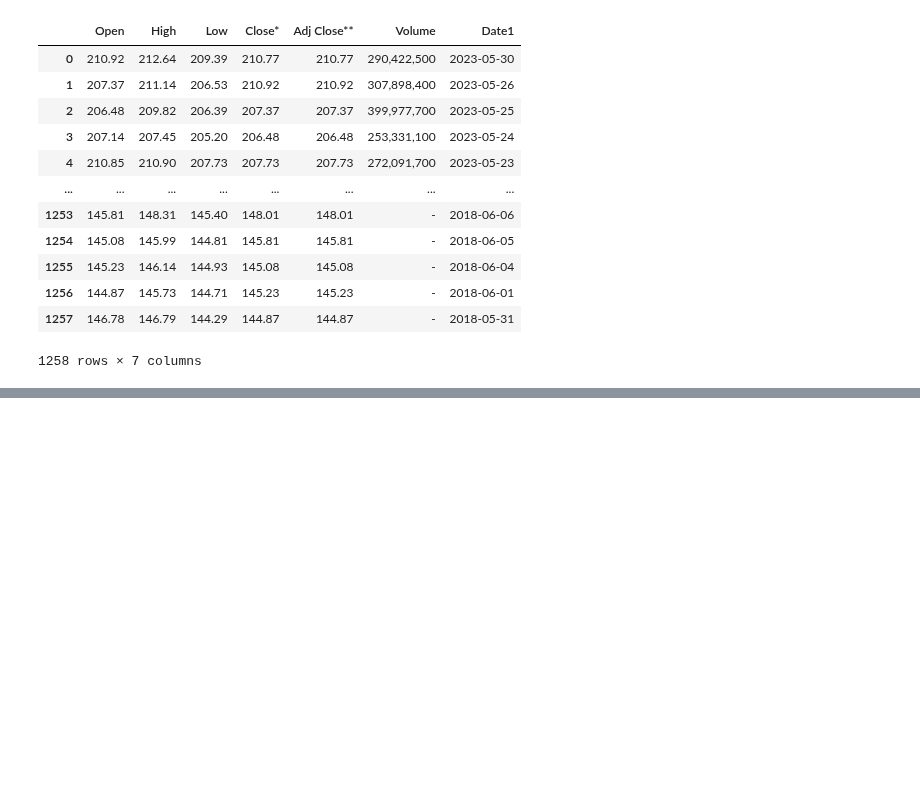
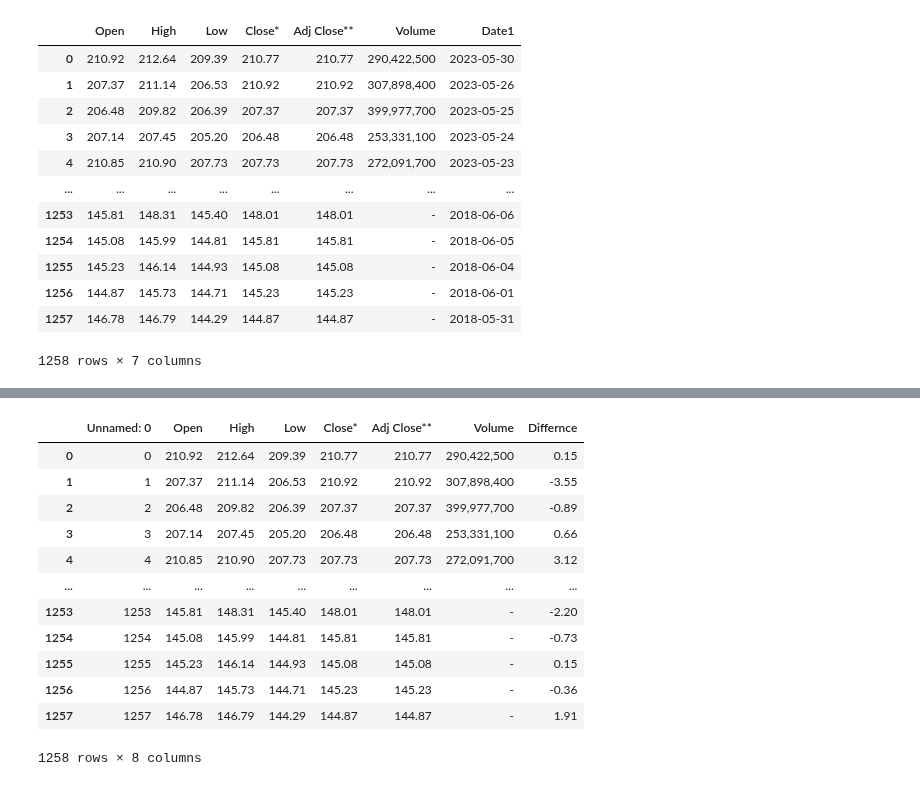
Before and after one commit to ChrisVerg/SmartInvest, a Jupyter notebook: Notebooks/ExampleNotebooks/JC_practice_kernel.ipynb, the cells around one changed output, grey strips where cells are left out. Cells and saved outputs as stored; diff of their text form; code cells hidden in the pictures; blank space fills up the shorter version.

```diff
--- a/Notebooks/ExampleNotebooks/JC_practice_kernel.ipynb
+++ b/Notebooks/ExampleNotebooks/JC_practice_kernel.ipynb
@@ -330,0 +394,24 @@ TypeError: unsupported operand type(s) for -: 'str' and 'str'
+# %%
+columns_to_convert = ['Open', 'Close*']
+# %%
+Com_Serv1[columns_to_convert] = Com_Serv[columns_to_convert].apply(pd.to_numeric, errors='coerce')
+# %%
+Variants3 = Com_Serv1['Open'] - Com_Serv1['Close*']
+# %%
+Com_Serv2 = pd.concat([Com_Serv1, Variants3.rename("Differnce")], axis=1)
+# %%
+Com_Serv2
+# %% [output]
+|  | Unnamed: 0 | Open | High | Low | Close* | Adj Close** | Volume | Differnce |
+| 0 | 0 | 210.92 | 212.64 | 209.39 | 210.77 | 210.77 | 290,422,500 | 0.15 |
+| 1 | 1 | 207.37 | 211.14 | 206.53 | 210.92 | 210.92 | 307,898,400 | -3.55 |
+| 2 | 2 | 206.48 | 209.82 | 206.39 | 207.37 | 207.37 | 399,977,700 | -0.89 |
+| 3 | 3 | 207.14 | 207.45 | 205.20 | 206.48 | 206.48 | 253,331,100 | 0.66 |
+| 4 | 4 | 210.85 | 210.90 | 207.73 | 207.73 | 207.73 | 272,091,700 | 3.12 |
+| ... | ... | ... | ... | ... | ... | ... | ... | ... |
+| 1253 | 1253 | 145.81 | 148.31 | 145.40 | 148.01 | 148.01 | - | -2.20 |
+| 1254 | 1254 | 145.08 | 145.99 | 144.81 | 145.81 | 145.81 | - | -0.73 |
+| 1255 | 1255 | 145.23 | 146.14 | 144.93 | 145.08 | 145.08 | - | 0.15 |
+| 1256 | 1256 | 144.87 | 145.73 | 144.71 | 145.23 | 145.23 | - | -0.36 |
+| 1257 | 1257 | 146.78 | 146.79 | 144.29 | 144.87 | 144.87 | - | 1.91 |
+1258 rows × 8 columns
```
Also changed, not shown: parts of 27 cells of this notebook.
